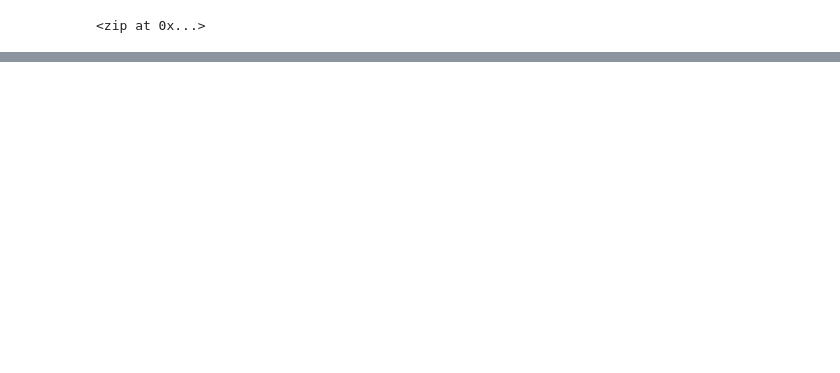
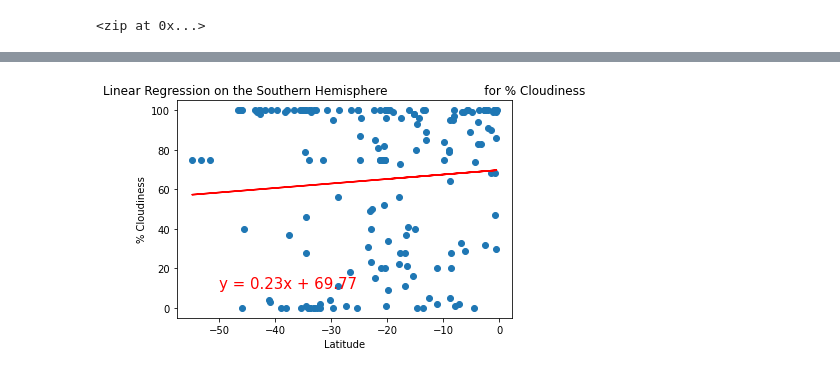
Before and after one commit to stovepipe/World_Weather_Analysis, a Jupyter notebook: WeatherPy.ipynb, the cells around one changed output, grey strips where cells are left out. Cells and saved outputs as stored; diff of their text form; code cells hidden in the pictures; blank space fills up the shorter version.

```diff
--- a/WeatherPy.ipynb
+++ b/WeatherPy.ipynb
@@ -325,8 +364,10 @@ plot_linear_regression(x_values, y_values,
 # %%
 # Linear regression on the Southern Hemisphere
 x_values = southern_hemi_df["Lat"]
 y_values = southern_hemi_df["Cloudiness"]
 # Call the function.
 plot_linear_regression(x_values, y_values,
-                       'Linear Regression on the Southern Hemisphere \n
-                        for % Cloudiness', '% Cloudiness',(-50,60))
+                       'Linear Regression on the Southern Hemisphere \
+                        for % Cloudiness', '% Cloudiness',(-50,10))
+# %% [output]
+[figure, added]
```
Also changed, not shown: parts of 22 cells of this notebook, 6 other files.
